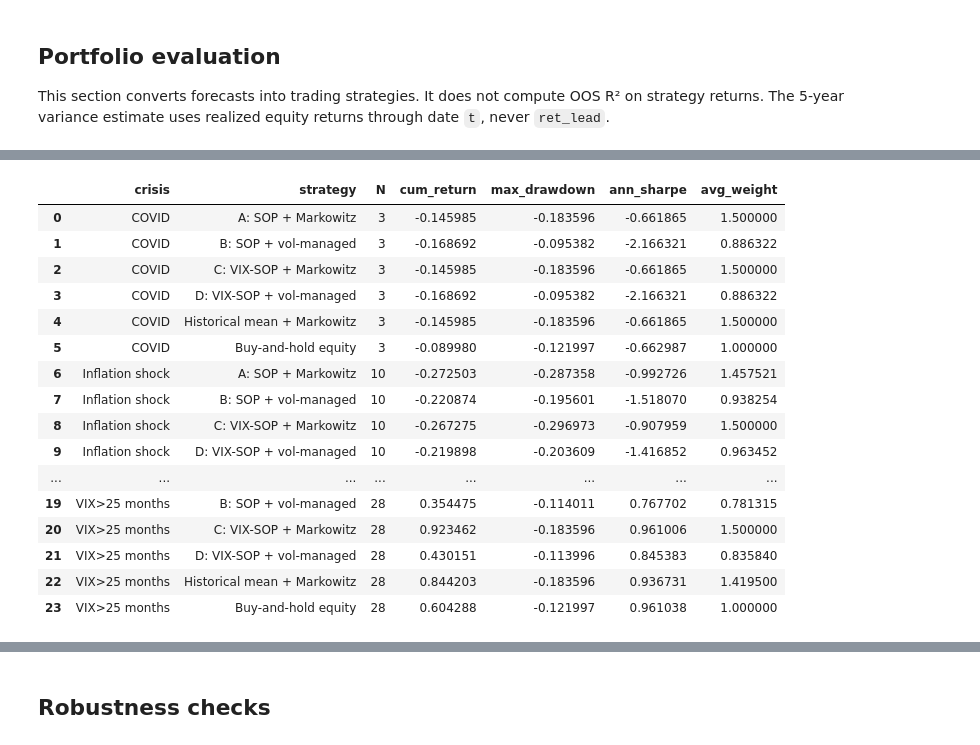
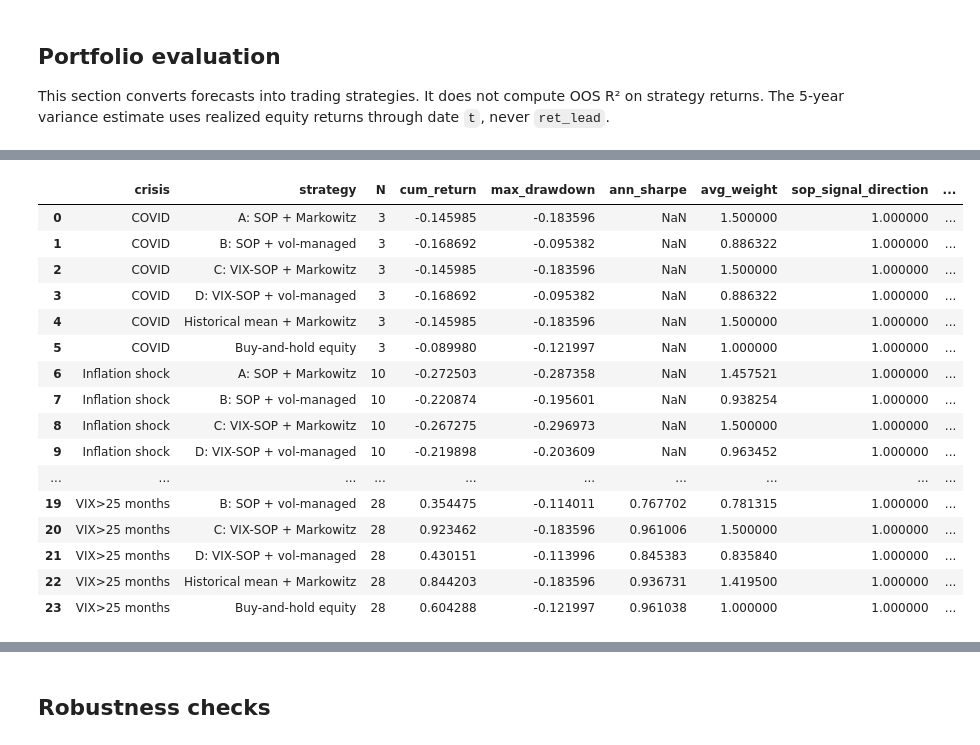
Before and after one commit to lucaskemper/SOP, a Jupyter notebook: SOP.ipynb, the cells around one changed output, grey strips where cells are left out. Cells and saved outputs as stored; diff of their text form; code cells hidden in the pictures.

```diff
--- a/SOP.ipynb
+++ b/SOP.ipynb
@@ -47,7 +47,7 @@ VM_SCALE_BOUNDS = (0.25, 4.0)
 
 CRISIS_WINDOWS = {
     "Dot-com": ("2000-03-31", "2002-09-30"),
-    "GFC": ("2007-10-31", "2009-03-31"),
+    "GFC": ("2007-12-31", "2009-06-30"),
     "COVID": ("2020-02-29", "2020-04-30"),
     "Inflation shock": ("2022-01-31", "2022-10-31"),
 }
@@ -1022,47 +1179,61 @@ Matched A/B/C/D sample: N=179, 2010-02-28 to 2024-12-31
 # %%
 # ============================================================
 # 15. Crisis-window portfolio outcomes on the same matched sample
 # ============================================================
 
 matched["fixed_crisis"] = matched["forecast_target_date"].apply(fixed_crisis_label)
-matched["is_vix25"] = pd.to_numeric(matched["VIXCLS"], errors="coerce") > 25
+# Only mark VIX where VIX data exists (pre-1990 NA -> excluded)
+matched["vix_available"] = matched["VIXCLS"].notna()
+matched["is_vix25"] = matched["vix_available"] & (pd.to_numeric(matched["VIXCLS"], errors="coerce") > 25)
 
 crisis_port_rows = []
 for crisis_name in list(CRISIS_WINDOWS.keys()) + ["All fixed crisis months", "VIX>25 months"]:
     if crisis_name == "All fixed crisis months":
         sub = matched[matched["fixed_crisis"].notna()]
     elif crisis_name == "VIX>25 months":
-        sub = matched[matched["is_vix25"]]
+        # restrict to rows where VIX is available so series begins around 1990
+        sub = matched[ matched["vix_available"] & matched["is_vix25"] ]
     else:
         sub = matched[matched["fixed_crisis"] == crisis_name]
     if len(sub) == 0:
         continue
     for label, (ret_col, weight_col) in strategy_map.items():
         met = strategy_metrics(sub, ret_col, weight_col, label)
-        met.update({"crisis": crisis_name})
+        sop_dir = np.sign(sub["ms"].mean()) if "ms" in sub.columns else np.nan
+        vix_lvl = sub["VIXCLS"].mean() if "VIXCLS" in sub.columns else np.nan
+        met.update({
+            "crisis": crisis_name,
+            "sop_signal_direction": sop_dir,
+            "vix_level_mean": vix_lvl,
+        })
+        # For very small windows (N < 12) do not report annualized Sharpe/vol/CEQ
+        if len(sub) < 12:
+            for _c in ["ann_sharpe", "ann_vol", "CEQ_gamma3_ann"]:
+                if _c in met:
+                    met[_c] = np.nan
         crisis_port_rows.append(met)
 
 crisis_portfolio_table = pd.DataFrame(crisis_port_rows)
 crisis_portfolio_table.to_csv(OUT / add_suffix("sop_crisis_portfolio_outcomes.csv"), index=False)
 
-display(crisis_portfolio_table[["crisis", "strategy", "N", "cum_return", "max_drawdown", "ann_sharpe", "avg_weight"]])
+display(crisis_portfolio_table[["crisis", "strategy", "N", "cum_return", "max_drawdown", "ann_sharpe", "avg_weight", "sop_signal_direction", "vix_level_mean"]])
 # %% [output]
-|  | crisis | strategy | N | cum_return | max_drawdown | ann_sharpe | avg_weight |
-| 0 | COVID | A: SOP + Markowitz | 3 | -0.145985 | -0.183596 | -0.661865 | 1.500000 |
-| 1 | COVID | B: SOP + vol-managed | 3 | -0.168692 | -0.095382 | -2.166321 | 0.886322 |
-| 2 | COVID | C: VIX-SOP + Markowitz | 3 | -0.145985 | -0.183596 | -0.661865 | 1.500000 |
-| 3 | COVID | D: VIX-SOP + vol-managed | 3 | -0.168692 | -0.095382 | -2.166321 | 0.886322 |
-| 4 | COVID | Historical mean + Markowitz | 3 | -0.145985 | -0.183596 | -0.661865 | 1.500000 |
-| 5 | COVID | Buy-and-hold equity | 3 | -0.089980 | -0.121997 | -0.662987 | 1.000000 |
-| 6 | Inflation shock | A: SOP + Markowitz | 10 | -0.272503 | -0.287358 | -0.992726 | 1.457521 |
-| 7 | Inflation shock | B: SOP + vol-managed | 10 | -0.220874 | -0.195601 | -1.518070 | 0.938254 |
-| 8 | Inflation shock | C: VIX-SOP + Markowitz | 10 | -0.267275 | -0.296973 | -0.907959 | 1.500000 |
-| 9 | Inflation shock | D: VIX-SOP + vol-managed | 10 | -0.219898 | -0.203609 | -1.416852 | 0.963452 |
-| ... | ... | ... | ... | ... | ... | ... | ... |
-| 19 | VIX>25 months | B: SOP + vol-managed | 28 | 0.354475 | -0.114011 | 0.767702 | 0.781315 |
-| 20 | VIX>25 months | C: VIX-SOP + Markowitz | 28 | 0.923462 | -0.183596 | 0.961006 | 1.500000 |
-| 21 | VIX>25 months | D: VIX-SOP + vol-managed | 28 | 0.430151 | -0.113996 | 0.845383 | 0.835840 |
-| 22 | VIX>25 months | Historical mean + Markowitz | 28 | 0.844203 | -0.183596 | 0.936731 | 1.419500 |
-| 23 | VIX>25 months | Buy-and-hold equity | 28 | 0.604288 | -0.121997 | 0.961038 | 1.000000 |
+|  | crisis | strategy | N | cum_return | max_drawdown | ann_sharpe | avg_weight | sop_signal_direction | ... |
+| 0 | COVID | A: SOP + Markowitz | 3 | -0.145985 | -0.183596 | NaN | 1.500000 | 1.000000 | ... |
+| 1 | COVID | B: SOP + vol-managed | 3 | -0.168692 | -0.095382 | NaN | 0.886322 | 1.000000 | ... |
+| 2 | COVID | C: VIX-SOP + Markowitz | 3 | -0.145985 | -0.183596 | NaN | 1.500000 | 1.000000 | ... |
+| 3 | COVID | D: VIX-SOP + vol-managed | 3 | -0.168692 | -0.095382 | NaN | 0.886322 | 1.000000 | ... |
+| 4 | COVID | Historical mean + Markowitz | 3 | -0.145985 | -0.183596 | NaN | 1.500000 | 1.000000 | ... |
+| 5 | COVID | Buy-and-hold equity | 3 | -0.089980 | -0.121997 | NaN | 1.000000 | 1.000000 | ... |
+| 6 | Inflation shock | A: SOP + Markowitz | 10 | -0.272503 | -0.287358 | NaN | 1.457521 | 1.000000 | ... |
+| 7 | Inflation shock | B: SOP + vol-managed | 10 | -0.220874 | -0.195601 | NaN | 0.938254 | 1.000000 | ... |
+| 8 | Inflation shock | C: VIX-SOP + Markowitz | 10 | -0.267275 | -0.296973 | NaN | 1.500000 | 1.000000 | ... |
+| 9 | Inflation shock | D: VIX-SOP + vol-managed | 10 | -0.219898 | -0.203609 | NaN | 0.963452 | 1.000000 | ... |
+| ... | ... | ... | ... | ... | ... | ... | ... | ... | ... |
+| 19 | VIX>25 months | B: SOP + vol-managed | 28 | 0.354475 | -0.114011 | 0.767702 | 0.781315 | 1.000000 | ... |
+| 20 | VIX>25 months | C: VIX-SOP + Markowitz | 28 | 0.923462 | -0.183596 | 0.961006 | 1.500000 | 1.000000 | ... |
+| 21 | VIX>25 months | D: VIX-SOP + vol-managed | 28 | 0.430151 | -0.113996 | 0.845383 | 0.835840 | 1.000000 | ... |
+| 22 | VIX>25 months | Historical mean + Markowitz | 28 | 0.844203 | -0.183596 | 0.936731 | 1.419500 | 1.000000 | ... |
+| 23 | VIX>25 months | Buy-and-hold equity | 28 | 0.604288 | -0.121997 | 0.961038 | 1.000000 | 1.000000 | ... |
 # %%
 # ============================================================
```
Also changed, not shown: parts of 13 cells of this notebook, 14 other files.
